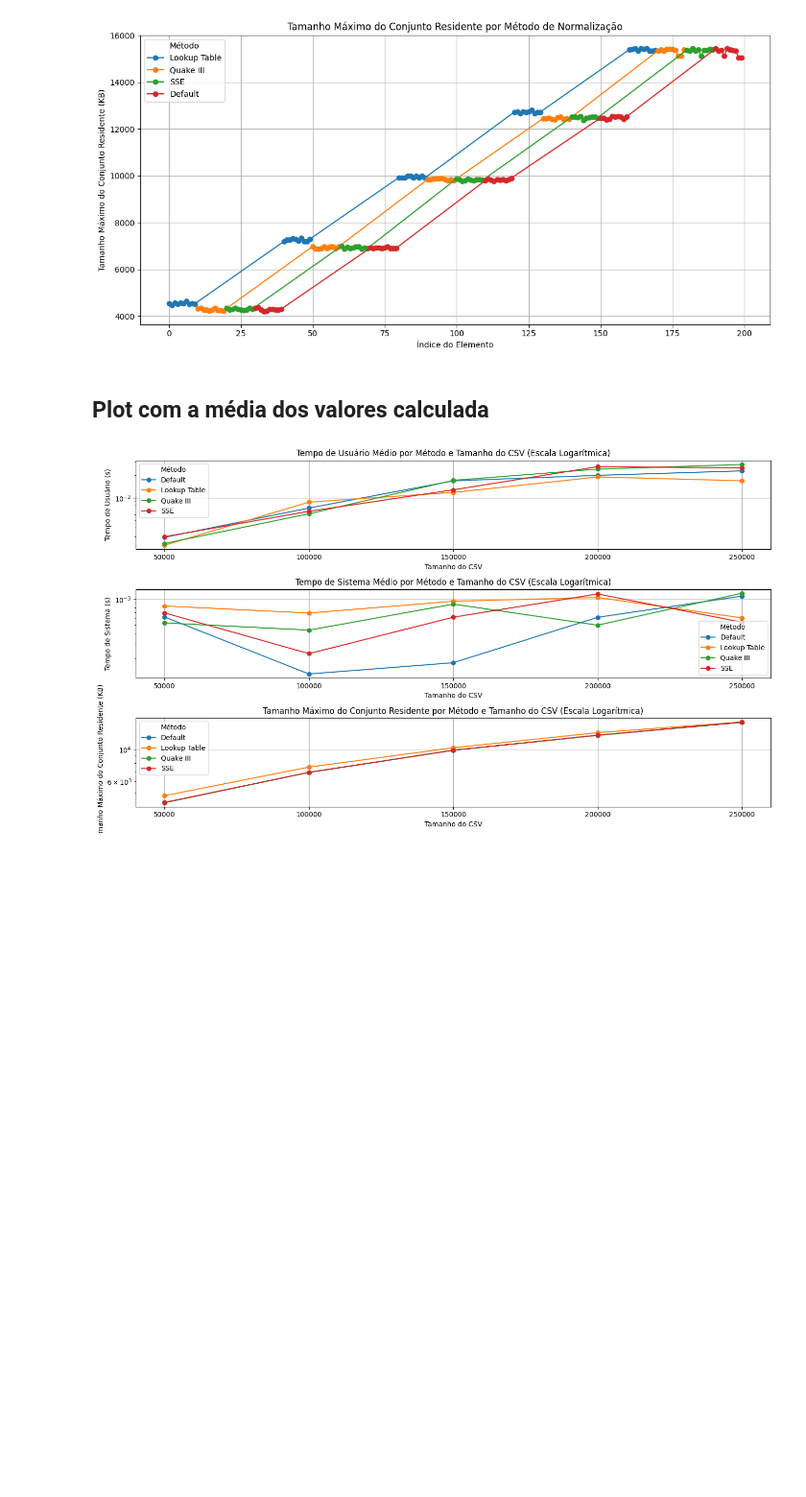
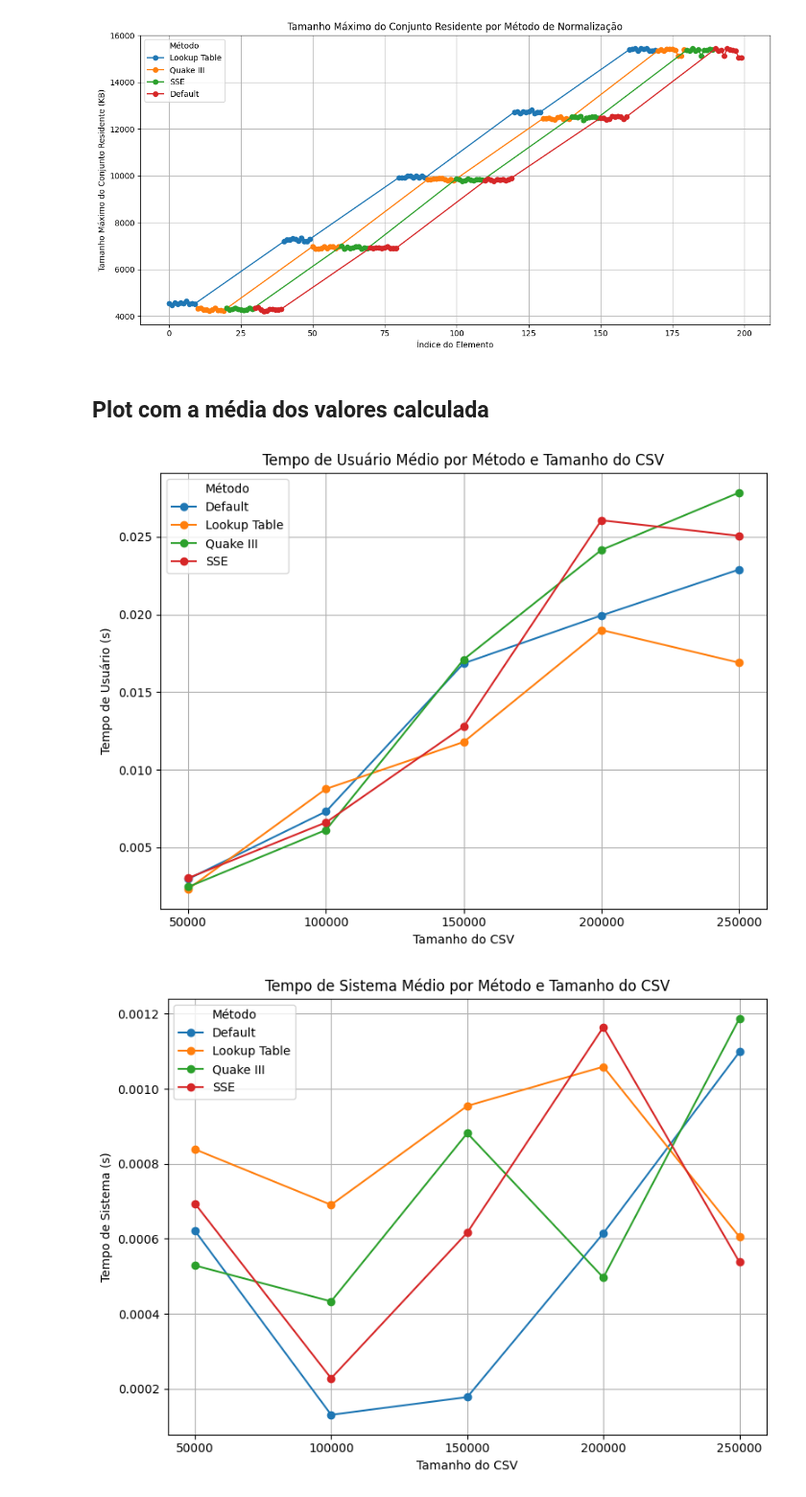
Before and after one commit to marcosffp/arquitetura-de-computadores, a Jupyter notebook: TP1/benchmark_plots.ipynb, the cells around one changed output. Shown at 96% size. Drawn from its saved outputs; the diff is of its cells as text; code cells hidden in the pictures; blank space fills up the shorter version.

Commit message:
mudancas nos plots + adicionando relatorio

```diff
--- a/TP1/benchmark_plots.ipynb
+++ b/TP1/benchmark_plots.ipynb
@@ -57,14 +57,10 @@ plt.show()
 # %%
 import matplotlib.pyplot as plt
 import numpy as np
-
 import pandas as pd
 
 # Carregar o arquivo CSV
 df = pd.read_csv('benchmark_results.csv', header=None)
-
-# Exibir as primeiras linhas do dataframe para análise
-df.head()
 
 # Adicionar a coluna de tamanho do CSV
 csv_sizes = []
@@ -92,49 +88,47 @@ x_positions = np.arange(len(x_labels))
 
 # Preparar os dados para os gráficos
 methods = avg_df[0].unique()
 avg_data = {method: avg_df[avg_df[0] == method].set_index('CSVSize').reindex(x_labels, fill_value=np.nan) for method in methods}
 
-# Plotar gráficos com escala logarítmica para melhorar a visualização
-plt.figure(figsize=(14, 8))
-
-# Gráfico de Tempo de Usuário
-plt.subplot(3, 1, 1)
+# PLOT 1: Tempo de Usuário Médio (Sem Escala Logarítmica)
+plt.figure(figsize=(8, 6))
 for method in methods:
     plt.plot(x_positions, avg_data[method][1], marker='o', label=method)
 plt.xticks(x_positions, x_labels)
-plt.yscale('log')  # Aplicar escala logarítmica ao eixo Y
 plt.xlabel('Tamanho do CSV')
 plt.ylabel('Tempo de Usuário (s)')
-plt.title('Tempo de Usuário Médio por Método e Tamanho do CSV (Escala Logarítmica)')
+plt.title('Tempo de Usuário Médio por Método e Tamanho do CSV')
 plt.legend(title='Método')
 plt.grid(True)
+plt.tight_layout()
+plt.show()
 
-# Gráfico de Tempo de Sistema
-plt.subplot(3, 1, 2)
+# PLOT 2: Tempo de Sistema Médio (Sem Escala Logarítmica)
+plt.figure(figsize=(8, 6))
 for method in methods:
     plt.plot(x_positions, avg_data[method][2], marker='o', label=method)
 plt.xticks(x_positions, x_labels)
-plt.yscale('log')  # Aplicar escala logarítmica ao eixo Y
 plt.xlabel('Tamanho do CSV')
 plt.ylabel('Tempo de Sistema (s)')
-plt.title('Tempo de Sistema Médio por Método e Tamanho do CSV (Escala Logarítmica)')
+plt.title('Tempo de Sistema Médio por Método e Tamanho do CSV')
 plt.legend(title='Método')
 plt.grid(True)
+plt.tight_layout()
+plt.show()
 
-# Gráfico de Tamanho Máximo do Conjunto Residente
-plt.subplot(3, 1, 3)
-for method in methods:
+# PLOT 3: Tamanho Máximo do Conjunto Residente (Sem Escala Logarítmica)
+plt.figure(figsize=(8, 6))
+for idx, method in enumerate(methods):
     plt.plot(x_positions, avg_data[method][3], marker='o', label=method)
+
 plt.xticks(x_positions, x_labels)
-plt.yscale('log')  # Aplicar escala logarítmica ao eixo Y
 plt.xlabel('Tamanho do CSV')
 plt.ylabel('Tamanho Máximo do Conjunto Residente (KB)')
-plt.title('Tamanho Máximo do Conjunto Residente por Método e Tamanho do CSV (Escala Logarítmica)')
+plt.title('Tamanho Máximo do Conjunto Residente por Método e Tamanho do CSV')
 plt.legend(title='Método')
 plt.grid(True)
-
-# Ajustar layout e mostrar os gráficos
 plt.tight_layout()
 plt.show()
 # %% [output]
-[figure, old version]
+[figure, new version]
+[figure, added]
```
Also changed, not shown: parts of 1 cell of this notebook, 1 other file.
